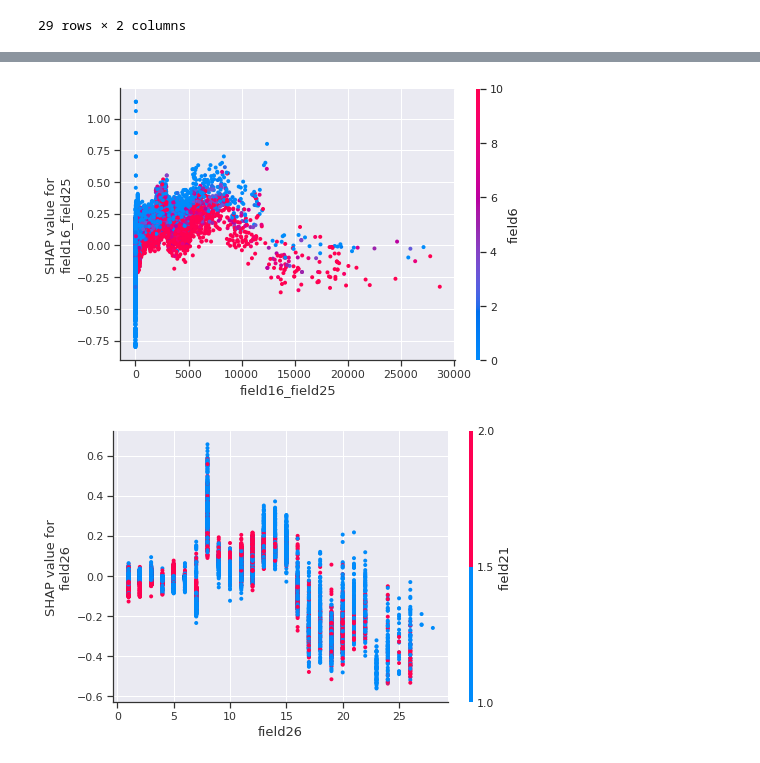
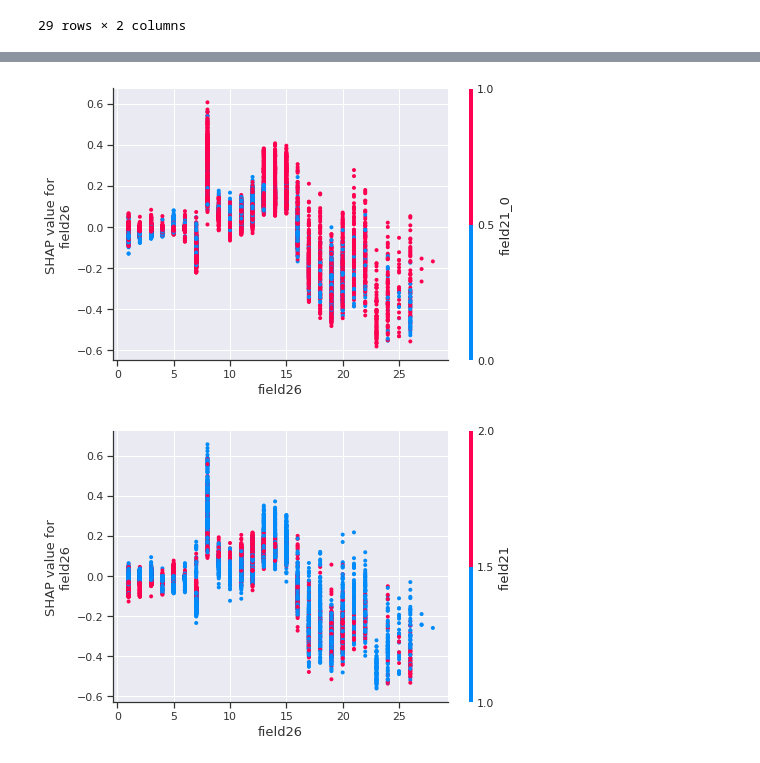
Before and after one commit to andygoosh/OneTwoTrip-Contest, a Jupyter notebook: workinprogress.ipynb, the cells around one changed output, grey strips where cells are left out. Saved outputs shown, nothing was run; the diff lists cells and outputs as text; code cells hidden in the pictures.

```diff
--- a/workinprogress.ipynb
+++ b/workinprogress.ipynb
@@ -167,7 +164,6 @@ def fit_estimate( X, y, model_generator, n_folds = 5, n_neighbors=0, degree=0):
 
   folds = list(skl.model_selection.KFold(n_splits=n_folds, shuffle=True, random_state=RS).split(X, y))
   for j, (train_idx, val_idx) in enumerate(folds):
-    print('[{:}/{:}]'.format(j+1,n_folds) , end='')
 
     X_train, X_cv = X.iloc[train_idx], X.iloc[val_idx]
     y_train, y_cv = y.iloc[train_idx], y.iloc[val_idx]
@@ -181,14 +177,19 @@ def fit_estimate( X, y, model_generator, n_folds = 5, n_neighbors=0, degree=0):
       neighbs.append(neigh)
 
     model = model_generator()
-    model.fit(X_train, y_train.values.ravel())
+    model.fit(X_train, y_train.values.ravel(),
+              eval_set = [(X_cv, y_cv.values.ravel())],
+              verbose=0,
+              #early_stopping_rounds = 100,
+              )
 
     y_pred_cv = model.predict_proba(X_cv)
-    y_hotted = pd.DataFrame(keras.utils.to_categorical(y_cv), index=y_cv.index)
-    #y_hotted.drop([0, 7], axis=1, inplace=True)
+    # score = skl.metrics.roc_auc_score(keras.utils.to_categorical(y_cv), y_pred_cv) # works for multiclass
+    score = skl.metrics.roc_auc_score(y_cv, y_pred_cv[:, 1]) # better one for binary
+    scores.append(score)
+    models.append(model)
+    print('[{:}/{:}>{:.5f}]'.format(j+1,n_folds, score) , end='')
 
-    scores.append(skl.metrics.roc_auc_score(y_hotted, y_pred_cv))
-    models.append(model)
 
   print('{:} cv: {:.4f} ± {:.4f}.'.format(type(model).__name__, np.mean(scores), np.std(scores)))
   return scores, models, neighbs, polies
@@ -211,18 +220,10 @@ X['field15'].corr(X['field24'])
 # %%
 X, y = prepare_data( df_train )
-
-#n_bins = 20
-#est = skl.preprocessing.KBinsDiscretizer(n_bins=n_bins, encode='onehot-dense', strategy='uniform')
-#m = pd.DataFrame(est.fit_transform(X[['field16']]).astype(int), index=X.index, columns=['field16_bin%d' % i for i in range(n_bins)])
-
-#est = skl.preprocessing.KBinsDiscretizer(n_bins=n_bins, encode='ordinal', strategy='uniform')
-#X['field16'] = est.fit_transform(X[['field16']]).astype(int)
 
 estimators = 157
 
 params = {'base_score': 0.5,
  'booster': 'gbtree',
- 'class_weight': 'balanced',
  'colsample_bylevel': 1,
  'colsample_bynode': 1,
  'colsample_bytree': 1,
@@ -243,7 +244,8 @@ params = {'base_score': 0.5,
  'seed': None,
  'silent': None,
  'subsample': 0.9,
- 'verbosity': 1}
+ 'verbosity': 1,
+ }
 
 def_params = {
     'random_state': RS,
@@ -251,11 +253,15 @@ def_params = {
     'n_jobs': -1
 }
 
-scores, models, neighbs, polies = fit_estimate(X, y, lambda: XGBClassifier(**params), n_folds=5, n_neighbors=5)
+scores, models, neighbs, polies = fit_estimate(X, y, lambda: XGBClassifier(**params), n_folds=5, n_neighbors=0)
+#scores, models, neighbs, polies = fit_estimate(X, y, lambda: GaussianNB(), n_folds=5, n_neighbors=0)
+
+
 model = models[np.argmax(scores)]
-
+'''
 neigh = neighbs[np.argmax(scores)]
 X = add_neughbors_inner(X, neigh)
+'''
 '''
 poly = polies[np.argmax(scores)]
 X = add_polynomial_inner(X, poly)
@@ -266,4 +272,5 @@ print(model.score(X, y))
 #[1/5][2/5][3/5][4/5][5/5]XGBClassifier CV: 0.6881 ± 0.0090. params fine tuning, -f0, f28 +5 neigh
 #[1/5][2/5][3/5][4/5][5/5]XGBClassifier cv: 0.6885 ± 0.0078. polinomial, 0 neigh
 #[1/5][2/5][3/5][4/5][5/5]XGBClassifier cv: 0.6895 ± 0.0111. polimonial, 5 neigh
+#[1/5][2/5][3/5][4/5][5/5]XGBClassifier cv: 0.6895 ± 0.0092. -1/2 field21, 0 neigh
 # %% [output]
@@ -330,7 +322,7 @@ Wall time: 1min 4s
 # %%
-shap.dependence_plot("field16_field25", shap_values, X)
+shap.dependence_plot("field26", shap_values, X)
 # %% [output]
-[figure, old version]
+[figure, new version]
 # %%
 shap.dependence_plot("field26", shap_values, X)
 # %% [output]
```
Also changed, not shown: parts of 17 cells of this notebook.
